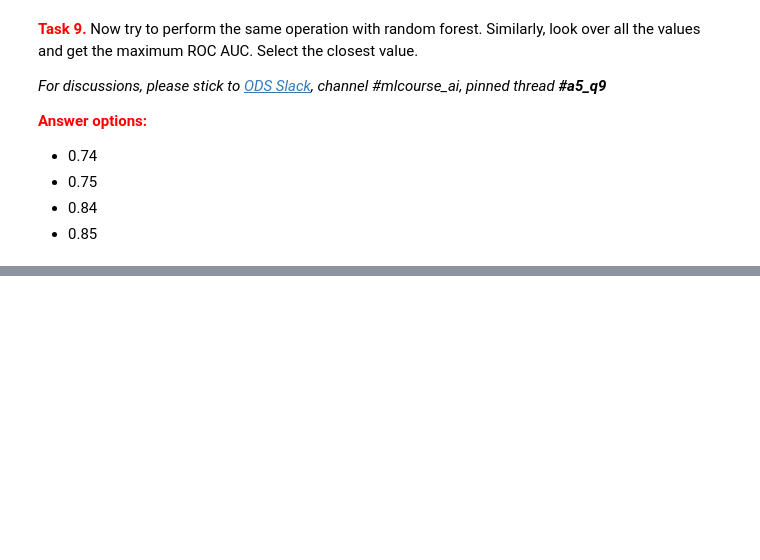
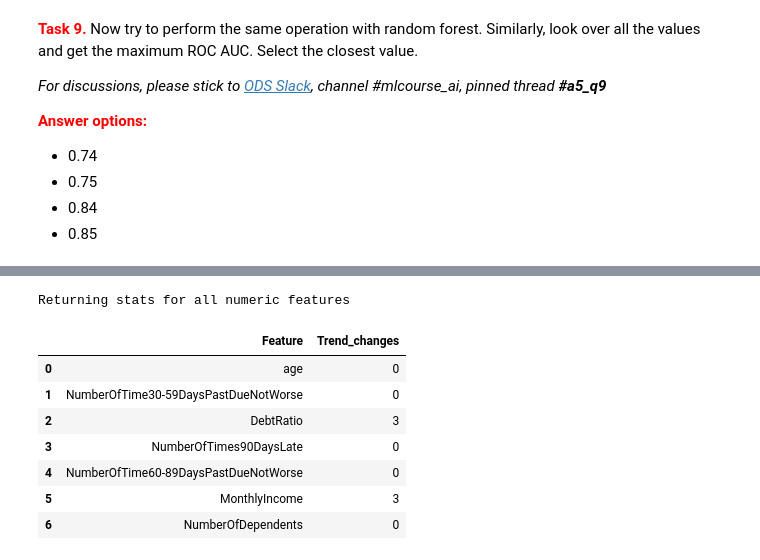
Before and after one commit to olgazju/mlcourse.ai, a Jupyter notebook: course/homework/assignment5_rf_logit_scoring_texts.ipynb, the cells around one changed output, grey strips where cells are left out. Cells and saved outputs as stored; diff of their text form; code cells hidden in the pictures; blank space fills up the shorter version.

```diff
--- a/course/homework/assignment5_rf_logit_scoring_texts.ipynb
+++ b/course/homework/assignment5_rf_logit_scoring_texts.ipynb
@@ -366,0 +461,13 @@ max_depth = [None]
+# %%
+from featexp import get_trend_stats
+get_trend_stats(data=table, target_col='SeriousDlqin2yrs')
+# %% [output]
+Returning stats for all numeric features
+|  | Feature | Trend_changes |
+| 0 | age | 0 |
+| 1 | NumberOfTime30-59DaysPastDueNotWorse | 0 |
+| 2 | DebtRatio | 3 |
+| 3 | NumberOfTimes90DaysLate | 0 |
+| 4 | NumberOfTime60-89DaysPastDueNotWorse | 0 |
+| 5 | MonthlyIncome | 3 |
+| 6 | NumberOfDependents | 0 |
```
Also changed, not shown: parts of 12 cells of this notebook.
